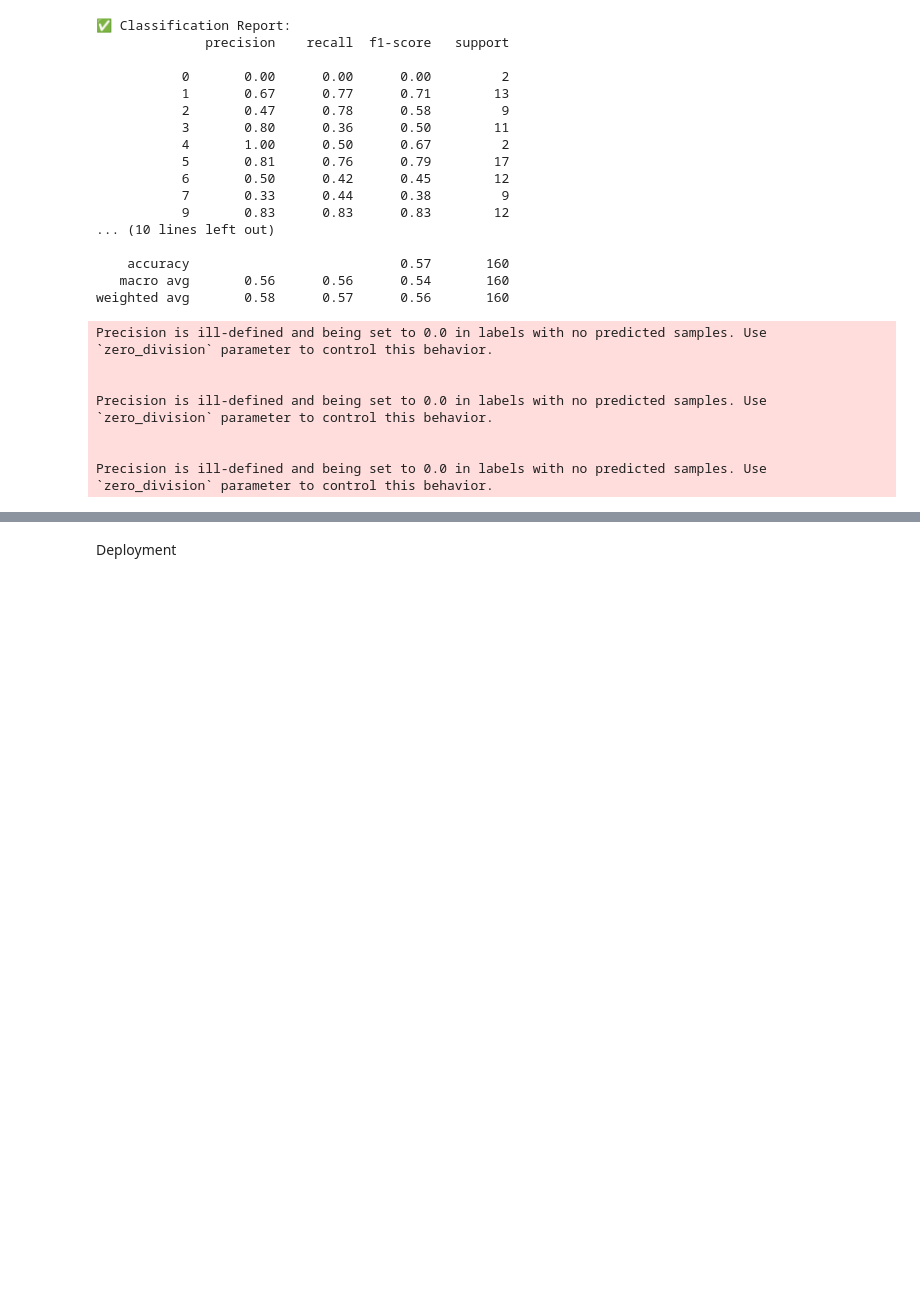
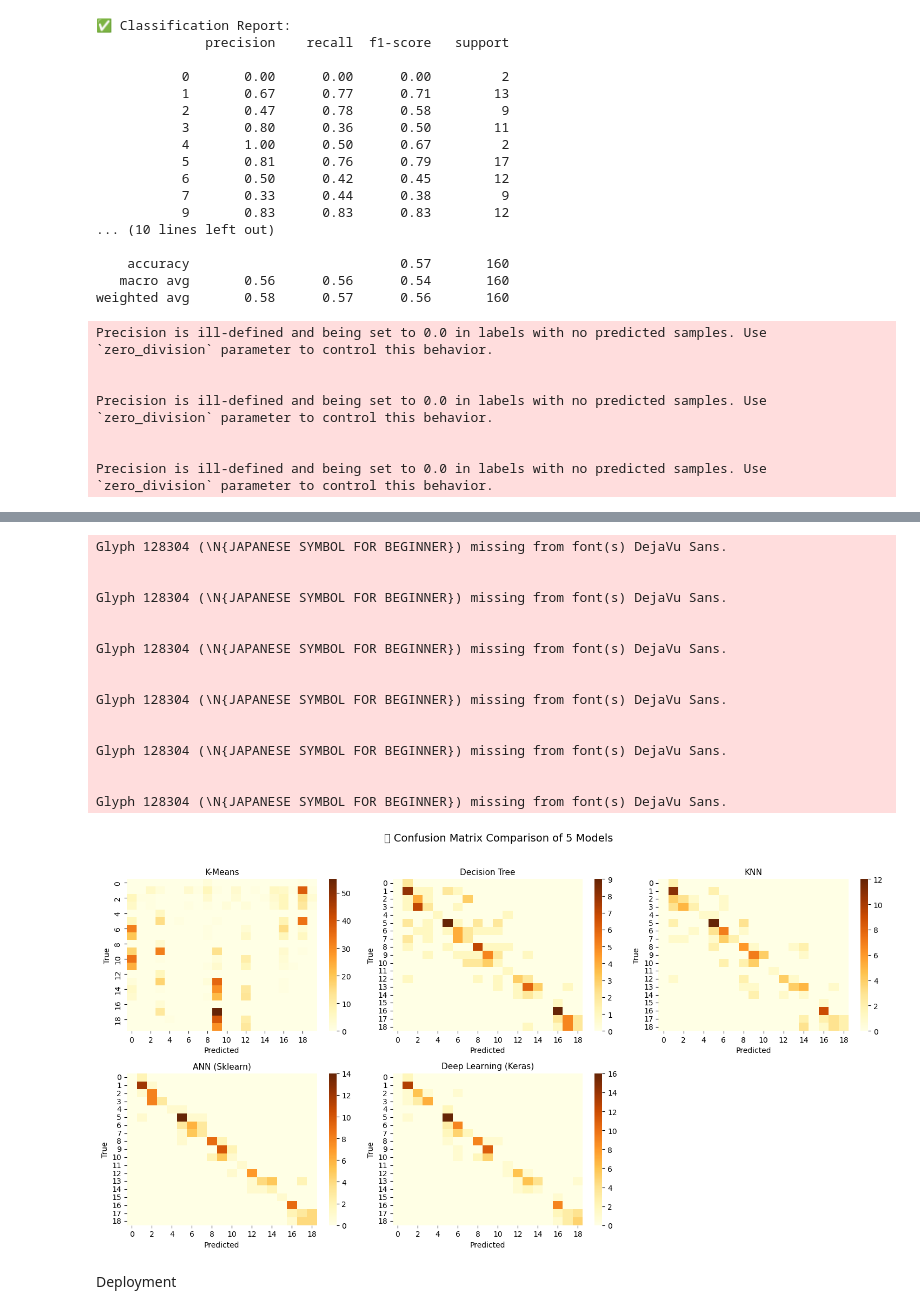
Before and after one commit to phqsuema123/Stock-quadrant-quantitative-analysis-using-deep-learning-classification, a Jupyter notebook: 1.Final_file/3.Data_preparation,4.Modelling/final100.ipynb, the cells around one changed output, grey strips where cells are left out. Saved outputs shown, nothing was run; the diff lists cells and outputs as text; code cells hidden in the pictures; blank space fills up the shorter version.

```diff
--- a/1.Final_file/3.Data_preparation,4.Modelling/final100.ipynb
+++ b/1.Final_file/3.Data_preparation,4.Modelling/final100.ipynb
@@ -1180,0 +1540,46 @@ Precision is ill-defined and being set to 0.0 in labels with no predicted sample
+# %%
+# ============================================================
+# 🔰 Confusion Matrix Comparison of 5 Models
+# ============================================================
+
+import matplotlib.pyplot as plt
+import seaborn as sns
+from sklearn.metrics import confusion_matrix
+
+# ✅ สร้าง predicted ของทุกโมเดล (K-Means ใช้ labels)
+y_pred_kmeans = kmeans.labels_
+y_pred_tree = y_pred_tree
+y_pred_knn = y_pred_knn
+y_pred_ann = y_pred_ann
+y_pred_dl = np.argmax(dl_model.predict(X_test), axis=1)
+
+# ✅ รวมผลทั้งหมดใน dict
+predictions = {
+    "K-Means": y_pred_kmeans,
+    "Decision Tree": y_pred_tree,
+    "KNN": y_pred_knn,
+    "ANN (Sklearn)": y_pred_ann,
+    "Deep Learning (Keras)": y_pred_dl
+}
+
+# ✅ สร้าง Confusion Matrix
+plt.figure(figsize=(15, 8))
+plt.suptitle("🔰 Confusion Matrix Comparison of 5 Models", fontsize=14)
+
+for i, (model_name, y_pred) in enumerate(predictions.items()):
+    plt.subplot(2, 3, i + 1)
+
+    # ✅ สำหรับ K-Means ให้ใช้ทั้งหมด (X_scaled)
+    if model_name == "K-Means":
+        cm = confusion_matrix(y_encoded, y_pred)
+    else:
+        cm = confusion_matrix(y_test, y_pred)
+
+    sns.heatmap(cm, cmap="YlOrBr", cbar=True)
+    plt.title(model_name, fontsize=11)
+    plt.xlabel("Predicted")
+    plt.ylabel("True")
+
+plt.tight_layout(rect=[0, 0, 1, 0.96])
+plt.show()
+# %% [output]
@@ -1181,3 +1587,20 @@ Precision is ill-defined and being set to 0.0 in labels with no predicted sample
+Glyph 128304 (\N{JAPANESE SYMBOL FOR BEGINNER}) missing from font(s) DejaVu Sans.
+
+
+Glyph 128304 (\N{JAPANESE SYMBOL FOR BEGINNER}) missing from font(s) DejaVu Sans.
+
+
+Glyph 128304 (\N{JAPANESE SYMBOL FOR BEGINNER}) missing from font(s) DejaVu Sans.
+
+
+Glyph 128304 (\N{JAPANESE SYMBOL FOR BEGINNER}) missing from font(s) DejaVu Sans.
+
+
+Glyph 128304 (\N{JAPANESE SYMBOL FOR BEGINNER}) missing from font(s) DejaVu Sans.
+
+
+Glyph 128304 (\N{JAPANESE SYMBOL FOR BEGINNER}) missing from font(s) DejaVu Sans.
+[figure, added]
 # %% [markdown]
 Deployment
 # %%
```
Also changed, not shown: parts of 11 cells of this notebook, 3 other files.
